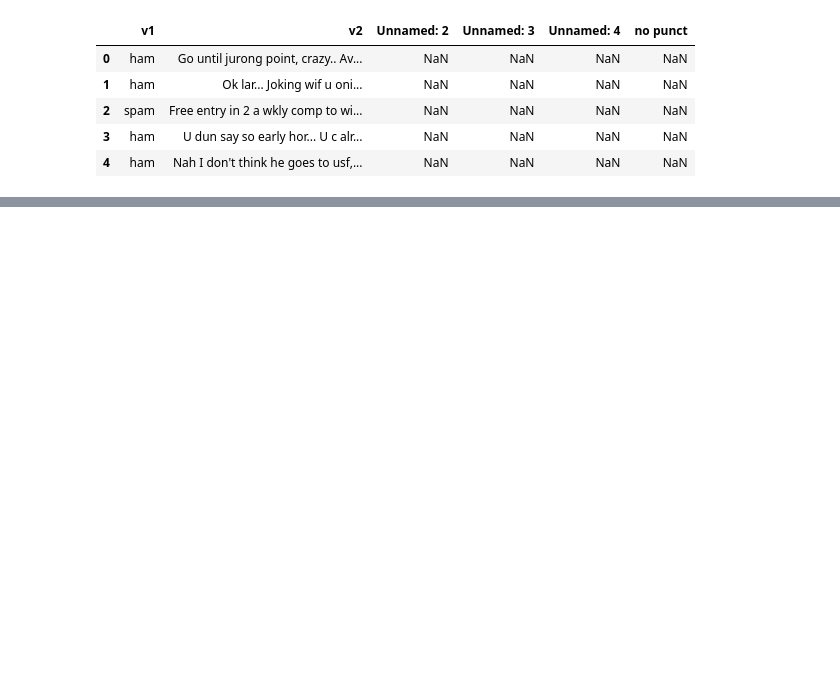
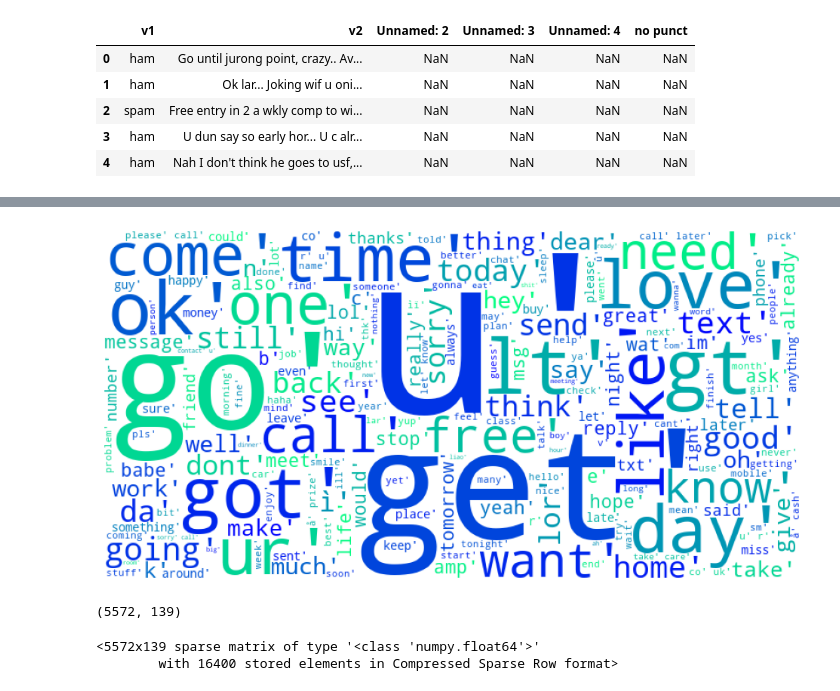
Before and after one commit to t1ber7/-, a Jupyter notebook: NLP.ipynb, the cells around one changed output, grey strips where cells are left out. Cells and saved outputs as stored; diff of their text form; code cells hidden in the pictures; blank space fills up the shorter version.

```diff
--- a/NLP.ipynb
+++ b/NLP.ipynb
@@ -82,0 +117,2 @@ Name: no punct, dtype: object
+# %%
+text = ' '.join(df["no punct"].astype(str).tolist())
@@ -82,0 +123,2 @@ Name: no punct, dtype: object
+# %%
+cloudword = WordCloud(width=800, height=400, colormap="winter", background_color="white").generate(text)
@@ -82,0 +132,7 @@ Name: no punct, dtype: object
+# %%
+plt.figure(figsize=(12, 6))
+plt.imshow(cloudword, interpolation='hanning')
+plt.axis('off')
+plt.show()
+# %% [output]
+[figure, added]
@@ -82,0 +144,11 @@ Name: no punct, dtype: object
+# %%
+tfidf_vectorizer = TfidfVectorizer(min_df=0.01, stop_words=english_stopwords, ngram_range=(1,3))
+tfidf_matrix = tfidf_vectorizer.fit_transform(df['no punct'].apply(lambda x: "".join([word + " " for word in x])))
+tfidf_matrix.shape
+# %% [output]
+(5572, 139)
+# %%
+tfidf_matrix
+# %% [output]
+<5572x139 sparse matrix of type '<class 'numpy.float64'>'
+        with 16400 stored elements in Compressed Sparse Row format>
```
Also changed, not shown: parts of 51 cells of this notebook.
